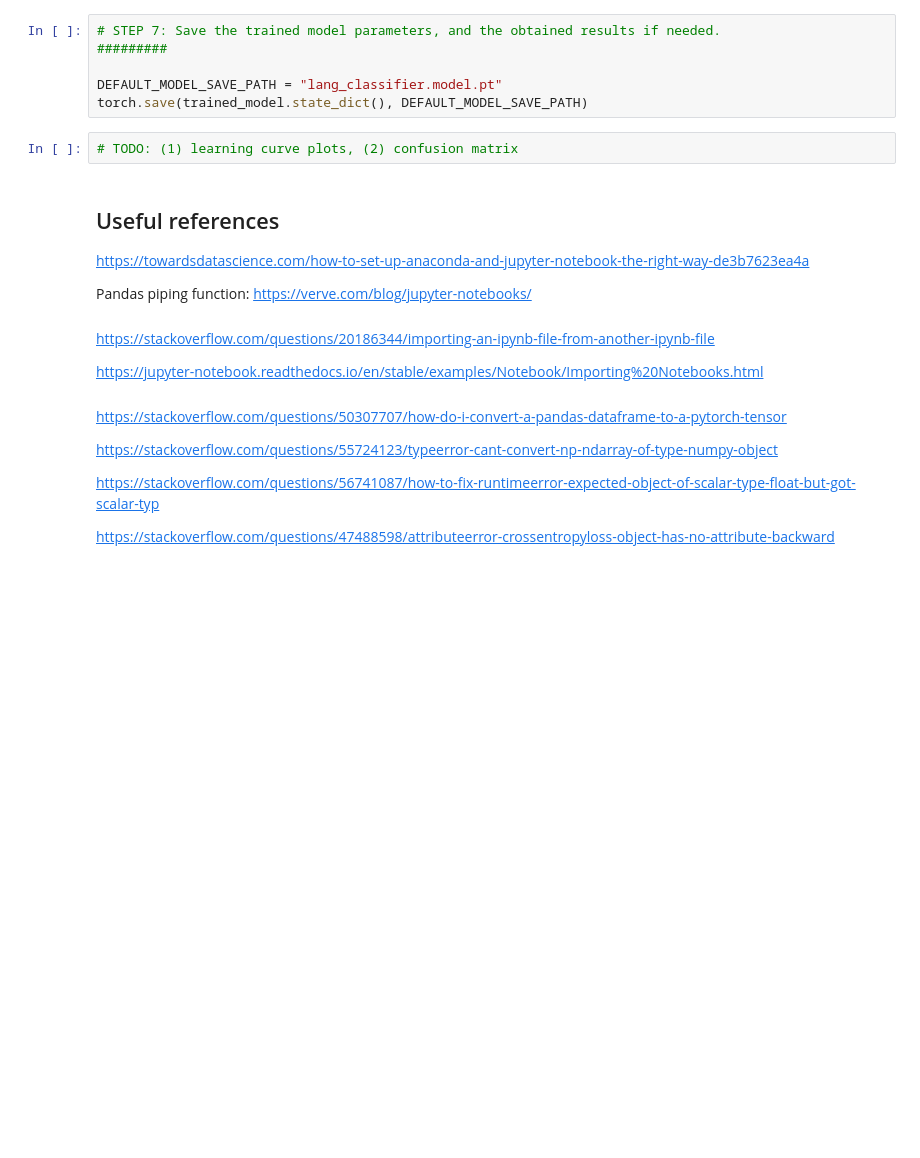
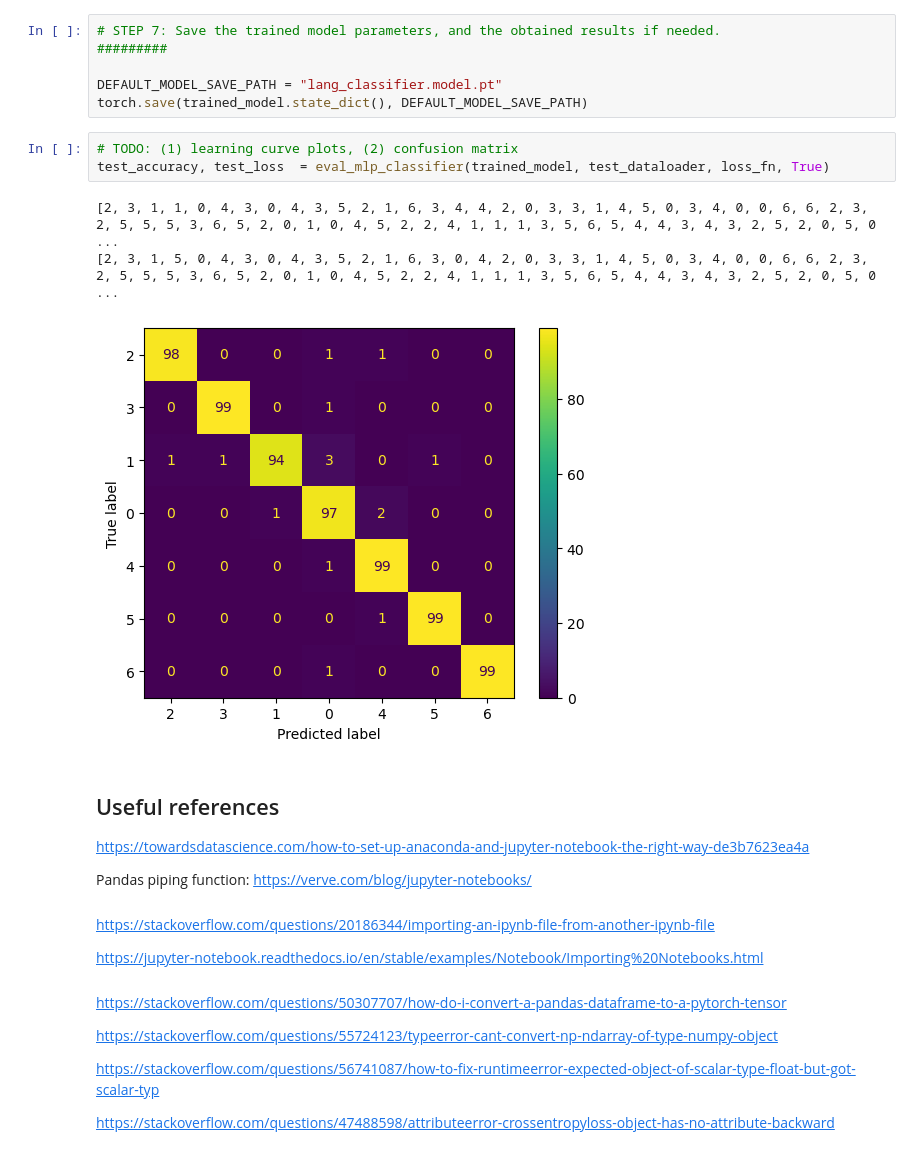
Before and after one commit to 2022-23-M2-NLP-NN-project-topic-4/language-identification, a Jupyter notebook: NN-project.ipynb, the cells around one changed output. Drawn from its saved outputs; the diff is of its cells as text; blank space fills up the shorter version.

```diff
--- a/NN-project.ipynb
+++ b/NN-project.ipynb
@@ -668,6 +647,11 @@ DEFAULT_MODEL_SAVE_PATH = "lang_classifier.model.pt"
 torch.save(trained_model.state_dict(), DEFAULT_MODEL_SAVE_PATH)
 # %%
 # TODO: (1) learning curve plots, (2) confusion matrix
+test_accuracy, test_loss  = eval_mlp_classifier(trained_model, test_dataloader, loss_fn, True)
+# %% [output]
+[2, 3, 1, 1, 0, 4, 3, 0, 4, 3, 5, 2, 1, 6, 3, 4, 4, 2, 0, 3, 3, 1, 4, 5, 0, 3, 4, 0, 0, 6, 6, 2, 3, 2, 5, 5, 5, 3, 6, 5, 2, 0, 1, 0, 4, 5, 2, 2, 4, 1, 1, 1, 3, 5, 6, 5, 4, 4, 3, 4, 3, 2, 5, 2, 0, 5, 0 ...
+[2, 3, 1, 5, 0, 4, 3, 0, 4, 3, 5, 2, 1, 6, 3, 0, 4, 2, 0, 3, 3, 1, 4, 5, 0, 3, 4, 0, 0, 6, 6, 2, 3, 2, 5, 5, 5, 3, 6, 5, 2, 0, 1, 0, 4, 5, 2, 2, 4, 1, 1, 1, 3, 5, 6, 5, 4, 4, 3, 4, 3, 2, 5, 2, 0, 5, 0 ...
+[figure, added]
 # %% [markdown]
 
 
```
Also changed, not shown: parts of 15 cells of this notebook, 2 other files.
